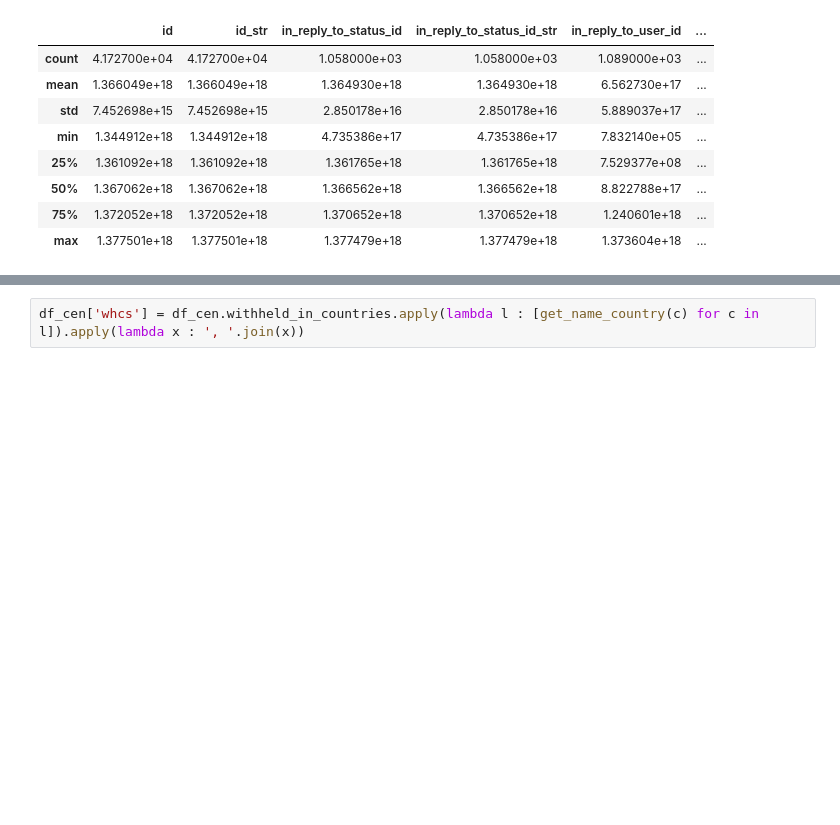
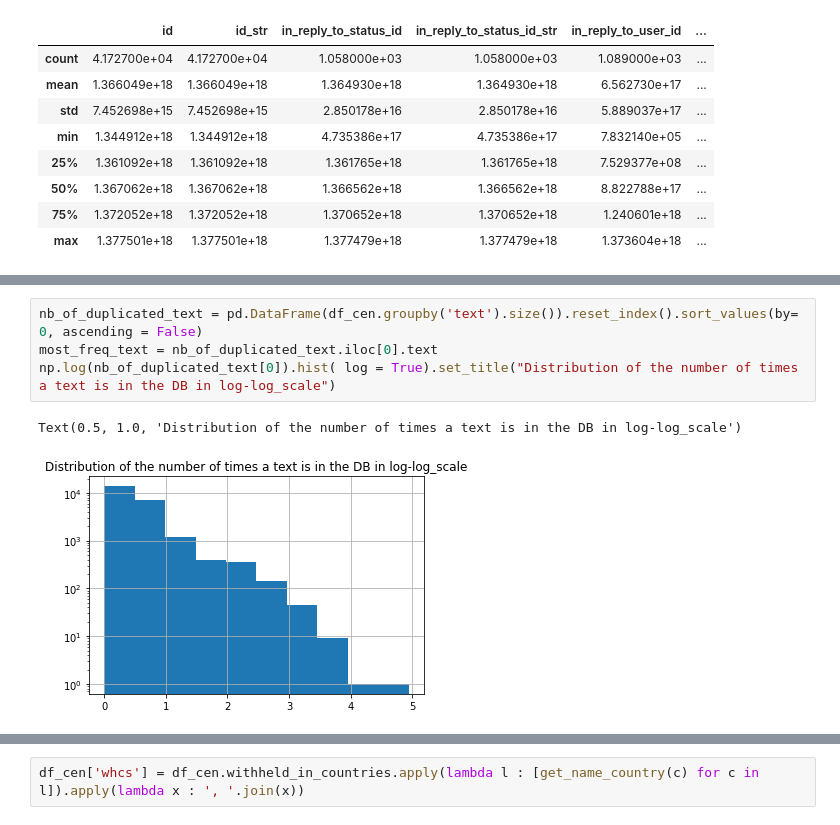
Before and after one commit to EvaLvn/ML_project2, a Jupyter notebook: EDA.ipynb, the cells around one changed output, grey strips where cells are left out. Saved outputs shown, nothing was run; the diff lists cells and outputs as text; blank space fills up the shorter version.

```diff
--- a/EDA.ipynb
+++ b/EDA.ipynb
@@ -78,0 +89,7 @@ df_cen.describe()
+# %%
+nb_of_duplicated_text = pd.DataFrame(df_cen.groupby('text').size()).reset_index().sort_values(by= 0, ascending = False)
+most_freq_text = nb_of_duplicated_text.iloc[0].text
+np.log(nb_of_duplicated_text[0]).hist( log = True).set_title("Distribution of the number of times a text is in the DB in log-log_scale")
+# %% [output]
+Text(0.5, 1.0, 'Distribution of the number of times a text is in the DB in log-log_scale')
+[figure, added]
```
Also changed, not shown: parts of 18 cells of this notebook.
